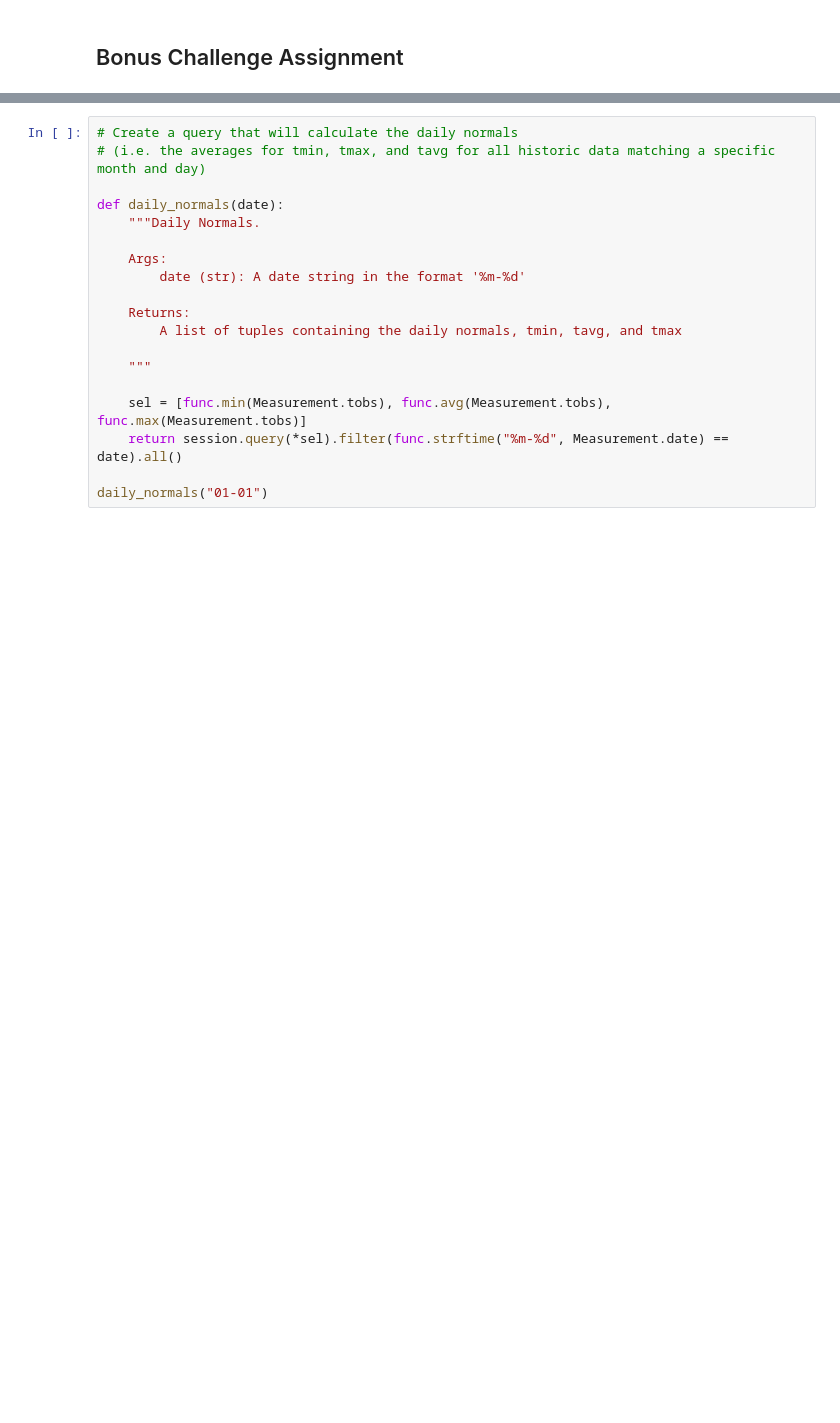
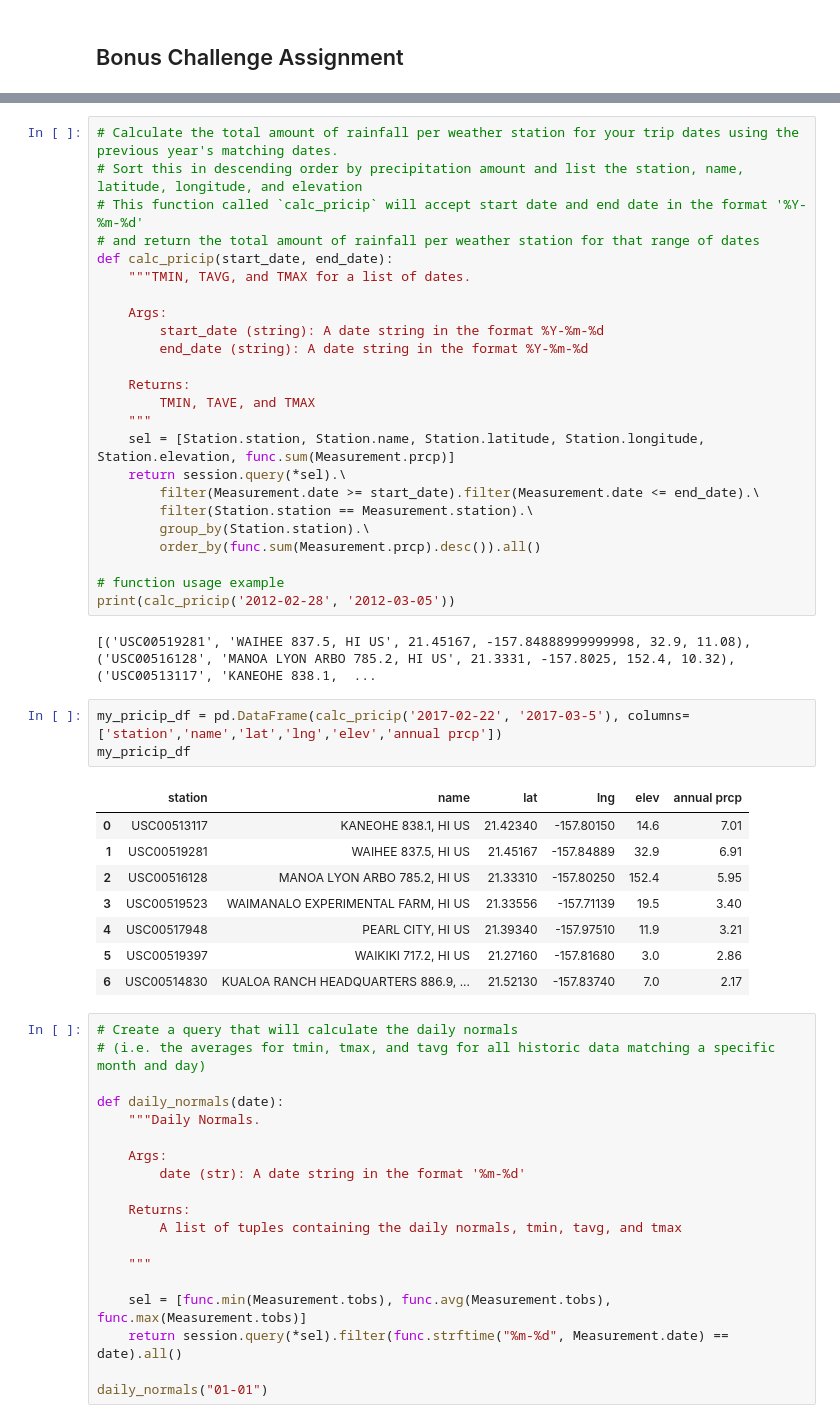
Before and after one commit to rarconaut/sqlalchemy-challenge, a Jupyter notebook: climate_starter.ipynb, the cells around one changed output, grey strips where cells are left out. Cells and saved outputs as stored; diff of their text form; blank space fills up the shorter version.

```diff
--- a/climate_starter.ipynb
+++ b/climate_starter.ipynb
@@ -215,3 +274,41 @@ print(calc_temps('2012-02-28', '2012-03-05'))
+# %%
+# Calculate the total amount of rainfall per weather station for your trip dates using the previous year's matching dates.
+# Sort this in descending order by precipitation amount and list the station, name, latitude, longitude, and elevation
+# This function called `calc_pricip` will accept start date and end date in the format '%Y-%m-%d'
+# and return the total amount of rainfall per weather station for that range of dates
+def calc_pricip(start_date, end_date):
+    """TMIN, TAVG, and TMAX for a list of dates.
+
+    Args:
+        start_date (string): A date string in the format %Y-%m-%d
+        end_date (string): A date string in the format %Y-%m-%d
+
+    Returns:
+        TMIN, TAVE, and TMAX
+    """
+    sel = [Station.station, Station.name, Station.latitude, Station.longitude, Station.elevation, func.sum(Measurement.prcp)]
+    return session.query(*sel).\
+        filter(Measurement.date >= start_date).filter(Measurement.date <= end_date).\
+        filter(Station.station == Measurement.station).\
+        group_by(Station.station).\
+        order_by(func.sum(Measurement.prcp).desc()).all()
+
+# function usage example
+print(calc_pricip('2012-02-28', '2012-03-05'))
+# %% [output]
+[('USC00519281', 'WAIHEE 837.5, HI US', 21.45167, -157.84888999999998, 32.9, 11.08), ('USC00516128', 'MANOA LYON ARBO 785.2, HI US', 21.3331, -157.8025, 152.4, 10.32), ('USC00513117', 'KANEOHE 838.1,  ...
+# %%
+my_pricip_df = pd.DataFrame(calc_pricip('2017-02-22', '2017-03-5'), columns=['station','name','lat','lng','elev','annual prcp'])
+my_pricip_df
+# %% [output]
+|  | station | name | lat | lng | elev | annual prcp |
+| 0 | USC00513117 | KANEOHE 838.1, HI US | 21.42340 | -157.80150 | 14.6 | 7.01 |
+| 1 | USC00519281 | WAIHEE 837.5, HI US | 21.45167 | -157.84889 | 32.9 | 6.91 |
+| 2 | USC00516128 | MANOA LYON ARBO 785.2, HI US | 21.33310 | -157.80250 | 152.4 | 5.95 |
+| 3 | USC00519523 | WAIMANALO EXPERIMENTAL FARM, HI US | 21.33556 | -157.71139 | 19.5 | 3.40 |
+| 4 | USC00517948 | PEARL CITY, HI US | 21.39340 | -157.97510 | 11.9 | 3.21 |
+| 5 | USC00519397 | WAIKIKI 717.2, HI US | 21.27160 | -157.81680 | 3.0 | 2.86 |
+| 6 | USC00514830 | KUALOA RANCH HEADQUARTERS 886.9, ... | 21.52130 | -157.83740 | 7.0 | 2.17 |
 # %%
 # Create a query that will calculate the daily normals
 # (i.e. the averages for tmin, tmax, and tavg for all historic data matching a specific month and day)
```
Also changed, not shown: parts of 10 cells of this notebook.
